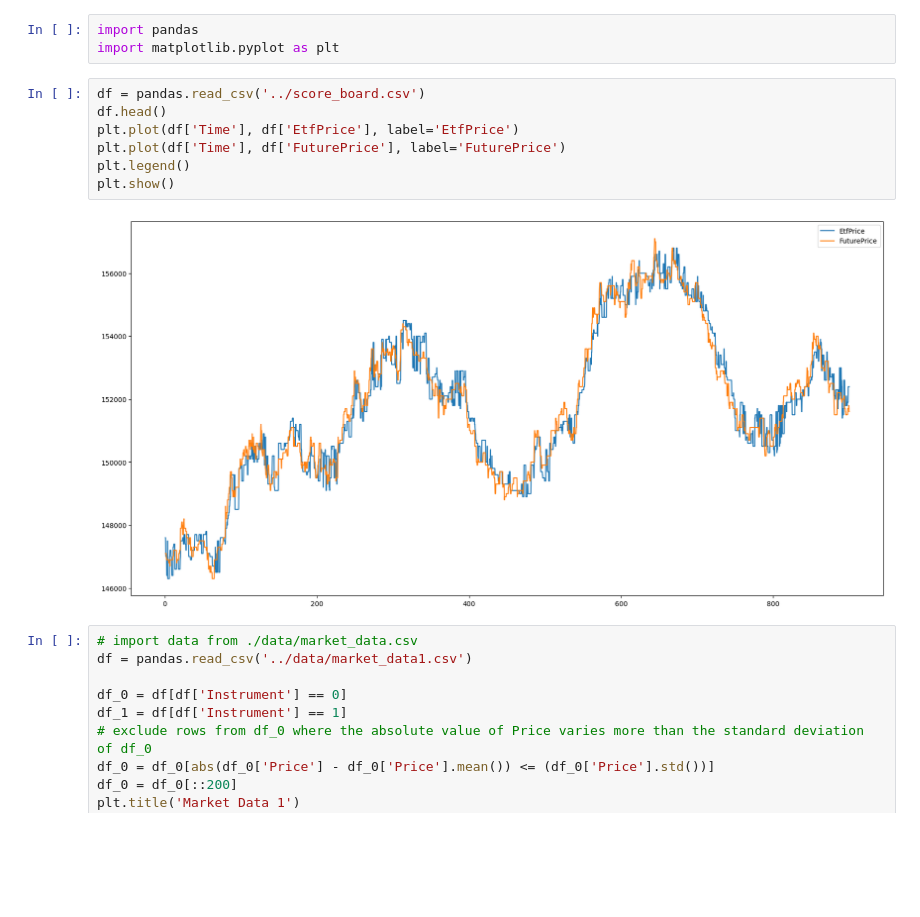
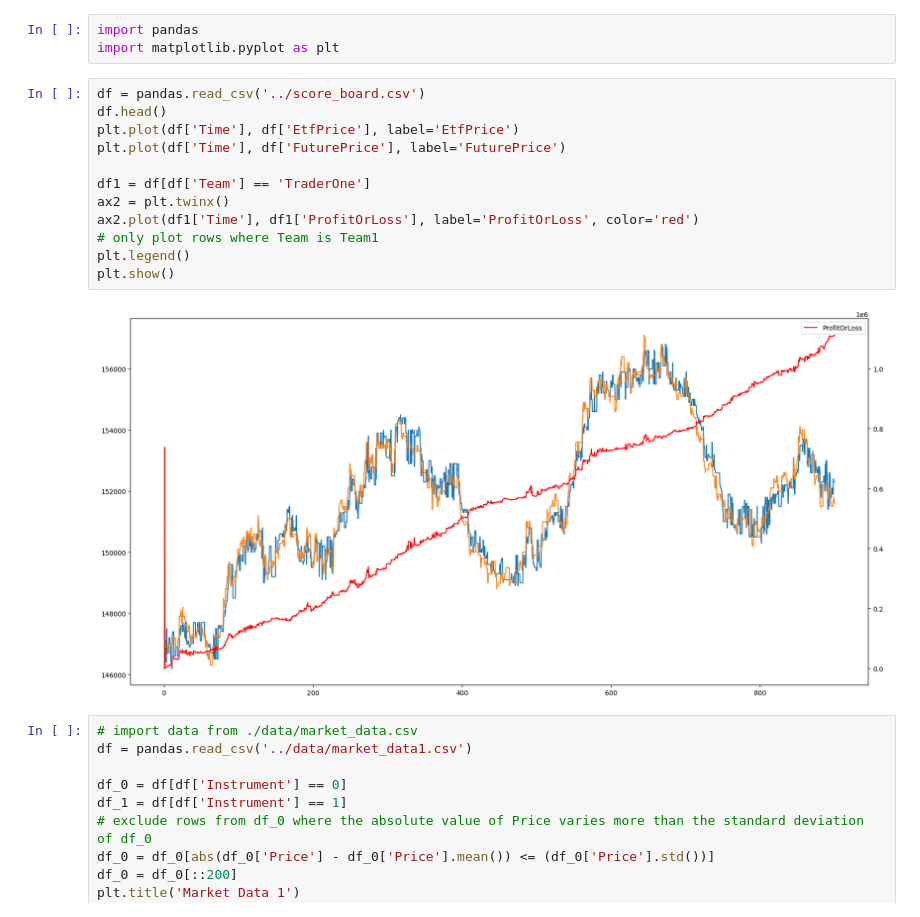
Before and after one commit to matthewgomezcullen/Ready-Trader-Go, a Jupyter notebook: research/viz.ipynb, the cells around one changed output. Drawn from its saved outputs; the diff is of its cells as text; blank space fills up the shorter version.

```diff
--- a/research/viz.ipynb
+++ b/research/viz.ipynb
@@ -4,12 +4,17 @@ import matplotlib.pyplot as plt
 # %%
 df = pandas.read_csv('../score_board.csv')
 df.head()
 plt.plot(df['Time'], df['EtfPrice'], label='EtfPrice')
 plt.plot(df['Time'], df['FuturePrice'], label='FuturePrice')
+
+df1 = df[df['Team'] == 'TraderOne']
+ax2 = plt.twinx()
+ax2.plot(df1['Time'], df1['ProfitOrLoss'], label='ProfitOrLoss', color='red')
+# only plot rows where Team is Team1
 plt.legend()
 plt.show()
 # %% [output]
-[figure, old version]
+[figure, new version]
 # %%
 # import data from ./data/market_data.csv
 df = pandas.read_csv('../data/market_data1.csv')
```
Also changed, not shown: 7 other files.
